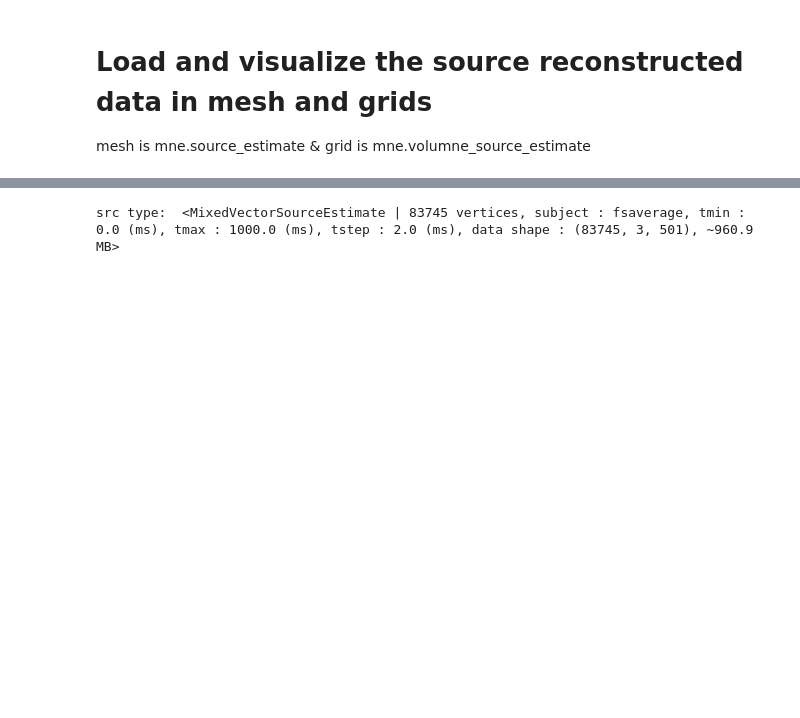
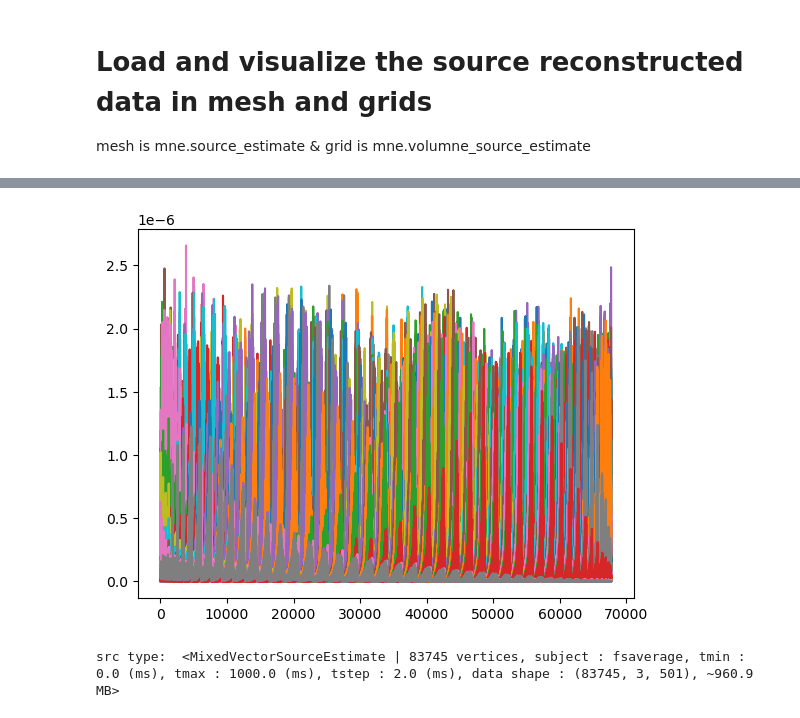
Before and after one commit to mahtaao/TCL, a Jupyter notebook: load_and_visualize_EEG_STC.ipynb, the cells around one changed output, grey strips where cells are left out. Saved outputs shown, nothing was run; the diff lists cells and outputs as text; code cells hidden in the pictures; blank space fills up the shorter version.

```diff
--- a/load_and_visualize_EEG_STC.ipynb
+++ b/load_and_visualize_EEG_STC.ipynb
@@ -123,3 +179,12 @@ fsaverage
+# %%
+# dataset.__getitem__(0)
+# len(dataset.data)
+# visualize datasets timeseries
+for ts in dataset.data:
+    plt.plot(ts)
+    plt.show()
+# %% [output]
+[figure, added]
 # %%
 #  Save data as NP array for the pipeline
 
```
Also changed, not shown: parts of 6 cells of this notebook.
